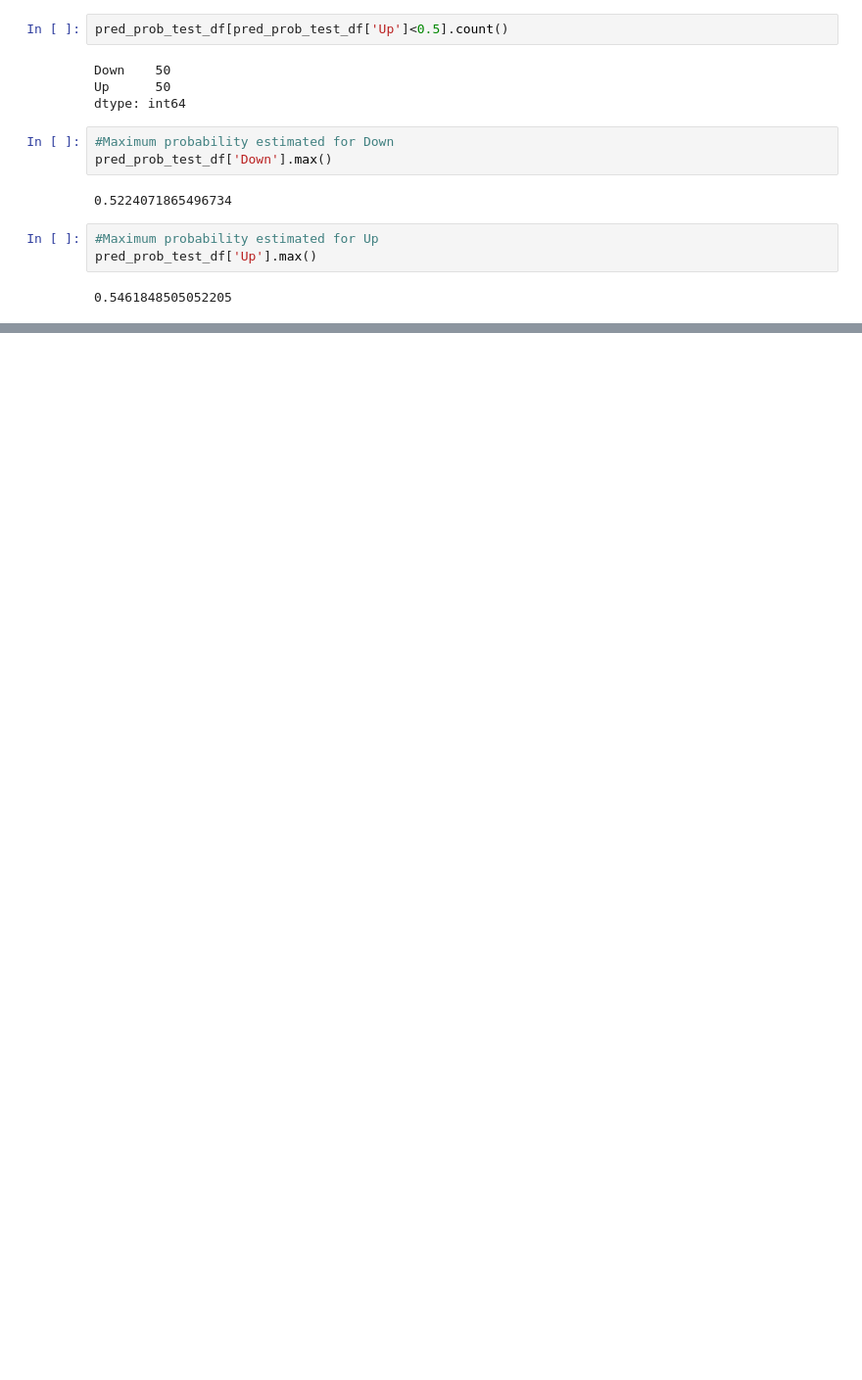
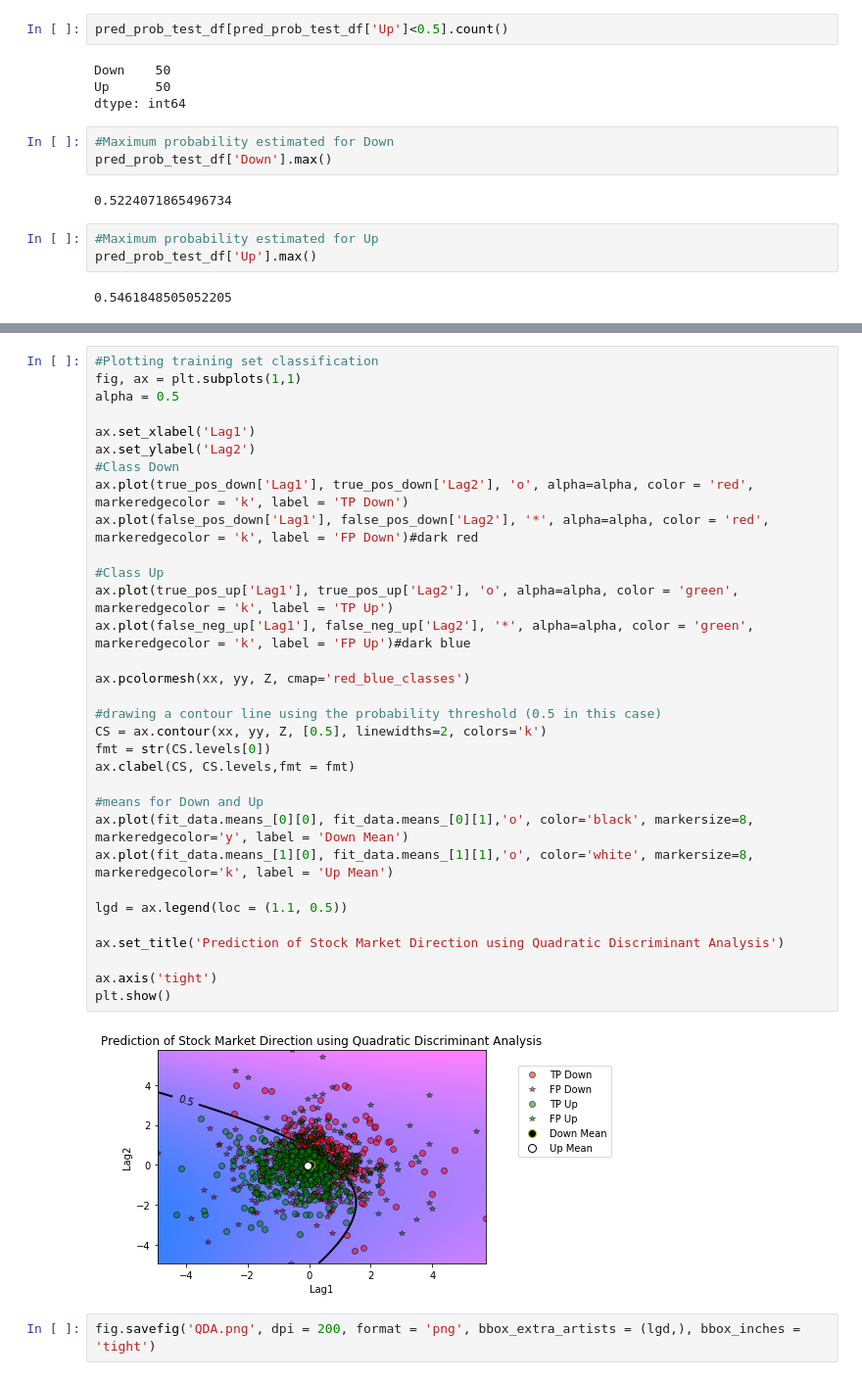
Before and after one commit to sameervk/ISLR_Python, a Jupyter notebook: Classification/Smarket_QDA_Classification.ipynb, the cells around one changed output, grey strips where cells are left out. Shown at 98% size. Cells and saved outputs as stored; diff of their text form; blank space fills up the shorter version.

```diff
--- a/Classification/Smarket_QDA_Classification.ipynb
+++ b/Classification/Smarket_QDA_Classification.ipynb
@@ -407,0 +584,36 @@ pred_prob_test_df['Up'].max()
+# %%
+#Plotting training set classification
+fig, ax = plt.subplots(1,1)
+alpha = 0.5
+
+ax.set_xlabel('Lag1')
+ax.set_ylabel('Lag2')
+#Class Down
+ax.plot(true_pos_down['Lag1'], true_pos_down['Lag2'], 'o', alpha=alpha, color = 'red', markeredgecolor = 'k', label = 'TP Down')
+ax.plot(false_pos_down['Lag1'], false_pos_down['Lag2'], '*', alpha=alpha, color = 'red', markeredgecolor = 'k', label = 'FP Down')#dark red
+
+#Class Up
+ax.plot(true_pos_up['Lag1'], true_pos_up['Lag2'], 'o', alpha=alpha, color = 'green', markeredgecolor = 'k', label = 'TP Up')
+ax.plot(false_neg_up['Lag1'], false_neg_up['Lag2'], '*', alpha=alpha, color = 'green', markeredgecolor = 'k', label = 'FP Up')#dark blue
+
+ax.pcolormesh(xx, yy, Z, cmap='red_blue_classes')
+
+#drawing a contour line using the probability threshold (0.5 in this case)
+CS = ax.contour(xx, yy, Z, [0.5], linewidths=2, colors='k')
+fmt = str(CS.levels[0])
+ax.clabel(CS, CS.levels,fmt = fmt)
+
+#means for Down and Up
+ax.plot(fit_data.means_[0][0], fit_data.means_[0][1],'o', color='black', markersize=8, markeredgecolor='y', label = 'Down Mean')
+ax.plot(fit_data.means_[1][0], fit_data.means_[1][1],'o', color='white', markersize=8, markeredgecolor='k', label = 'Up Mean')
+
+lgd = ax.legend(loc = (1.1, 0.5))
+
+ax.set_title('Prediction of Stock Market Direction using Quadratic Discriminant Analysis')
+
+ax.axis('tight')
+plt.show()
+# %% [output]
+[figure, added]
+# %%
+fig.savefig('QDA.png', dpi = 200, format = 'png', bbox_extra_artists = (lgd,), bbox_inches = 'tight')
```
Also changed, not shown: parts of 26 cells of this notebook.
